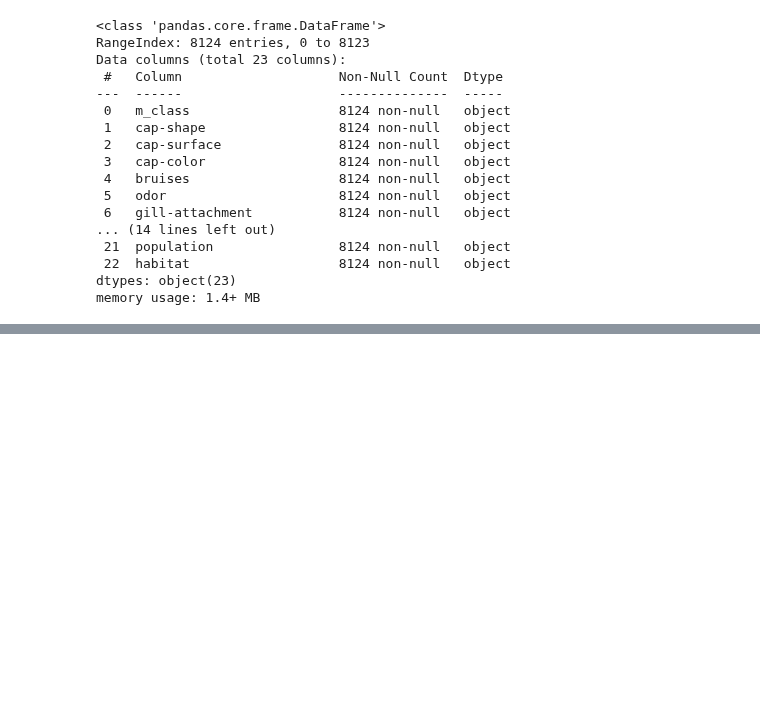
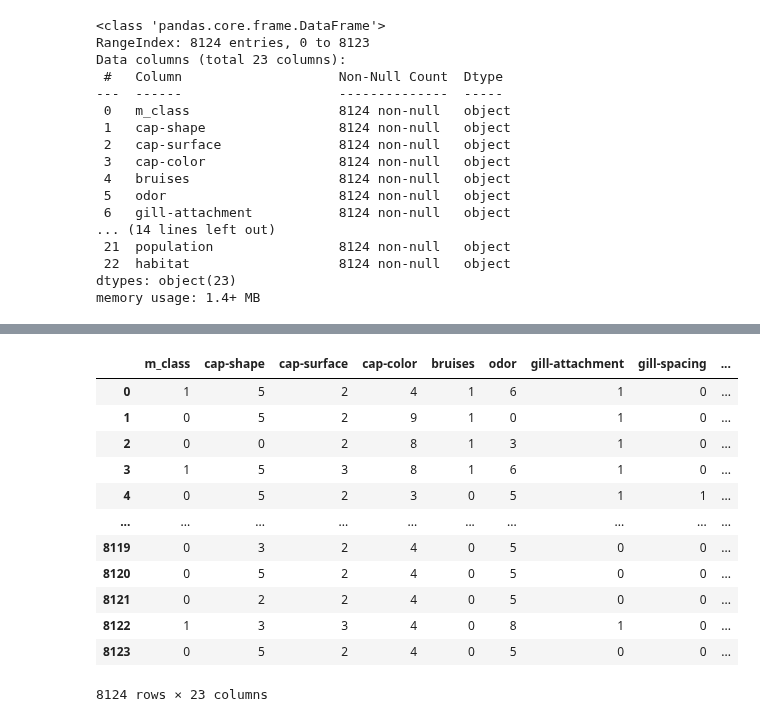
Before and after one commit to AkashKumarSingh11032001/IBM-Artificial-Intelligence-and-Machine-Learning-By-IBM-Watson, a Jupyter notebook: Lec 14 Claasification Weekend Assignment/Mushroom 🍄 .ipynb, the cells around one changed output, grey strips where cells are left out. Saved outputs shown, nothing was run; the diff lists cells and outputs as text; code cells hidden in the pictures; blank space fills up the shorter version.

```diff
--- a/Lec 14 Claasification Weekend Assignment/Mushroom 🍄 .ipynb
+++ b/Lec 14 Claasification Weekend Assignment/Mushroom 🍄 .ipynb
@@ -45,0 +63,4 @@ data
+# %%
+# converting each column to 'category' type !!!
+data = data.astype('category')
+data.dtypes
@@ -45,0 +85,24 @@ data
+# %%
+# now converting Catogerial to Ordinal value !!!
+
+from sklearn.preprocessing import LabelEncoder
+
+labelencoder=LabelEncoder()
+for col in data.columns:
+    data[col] = labelencoder.fit_transform(data[col])
+
+data
+# %% [output]
+|  | m_class | cap-shape | cap-surface | cap-color | bruises | odor | gill-attachment | gill-spacing | ... |
+| 0 | 1 | 5 | 2 | 4 | 1 | 6 | 1 | 0 | ... |
+| 1 | 0 | 5 | 2 | 9 | 1 | 0 | 1 | 0 | ... |
+| 2 | 0 | 0 | 2 | 8 | 1 | 3 | 1 | 0 | ... |
+| 3 | 1 | 5 | 3 | 8 | 1 | 6 | 1 | 0 | ... |
+| 4 | 0 | 5 | 2 | 3 | 0 | 5 | 1 | 1 | ... |
+| ... | ... | ... | ... | ... | ... | ... | ... | ... | ... |
+| 8119 | 0 | 3 | 2 | 4 | 0 | 5 | 0 | 0 | ... |
+| 8120 | 0 | 5 | 2 | 4 | 0 | 5 | 0 | 0 | ... |
+| 8121 | 0 | 2 | 2 | 4 | 0 | 5 | 0 | 0 | ... |
+| 8122 | 1 | 3 | 3 | 4 | 0 | 8 | 1 | 0 | ... |
+| 8123 | 0 | 5 | 2 | 4 | 0 | 5 | 0 | 0 | ... |
+8124 rows × 23 columns
```
Also changed, not shown: parts of 5 cells of this notebook.
